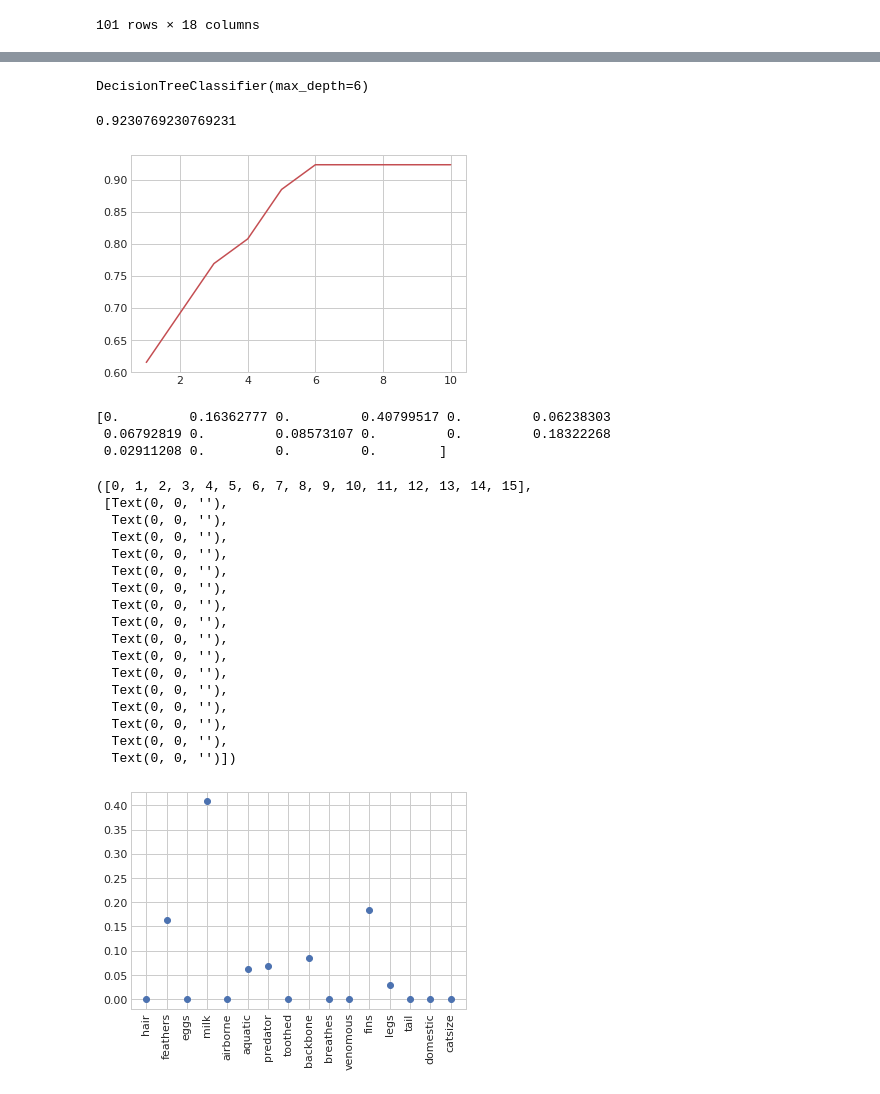
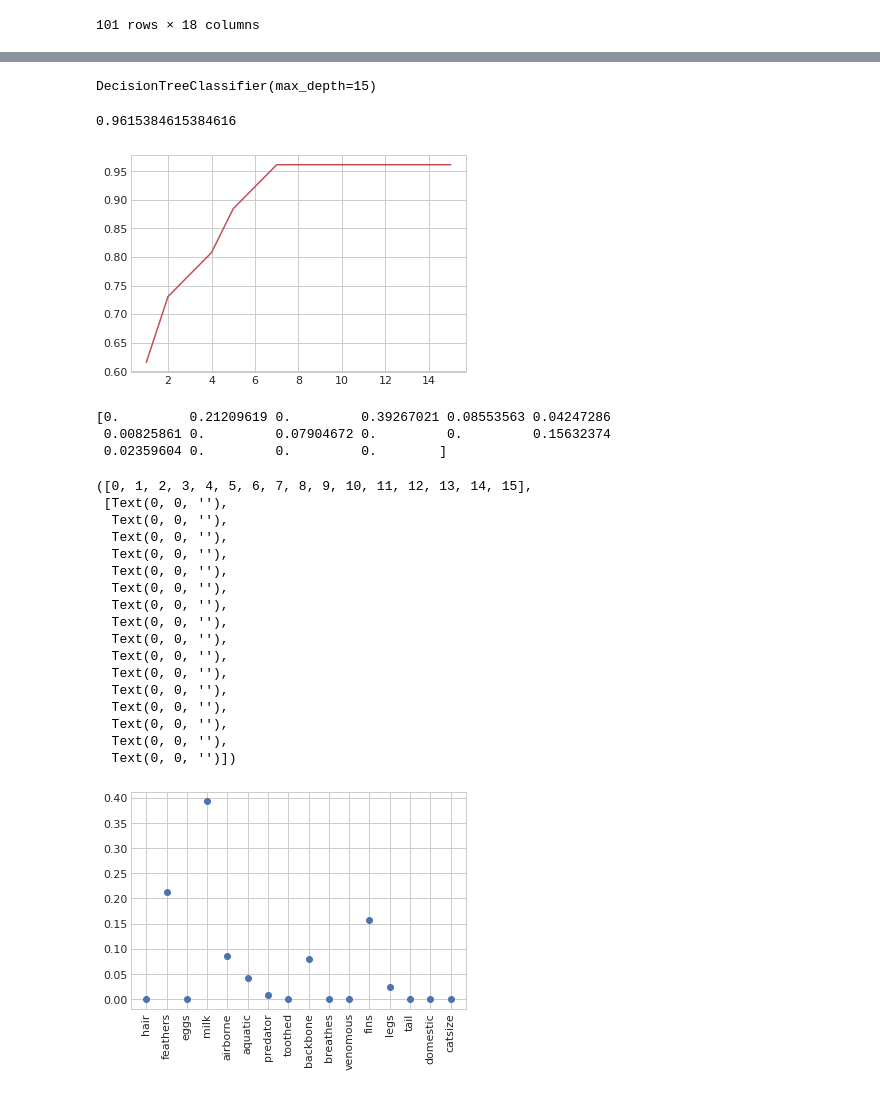
Before and after one commit to gyasis/ai-f20-m3, a Jupyter notebook: Paired_Programming/zoo.ipynb, the cells around one changed output, grey strips where cells are left out. Drawn from its saved outputs; the diff is of its cells as text; code cells hidden in the pictures.

```diff
--- a/Paired_Programming/zoo.ipynb
+++ b/Paired_Programming/zoo.ipynb
@@ -32,6 +32,4 @@ data
 | 100 | wren | 0 | 1 | 1 | 0 | 1 | 0 | 0 | 0 | 1 | ... |
 101 rows × 18 columns
 # %%
-categorical_var = ‘animal_name’
-animal_species = pd.get_dummies(data= data, columns=['animal_name'],drop_first=True)
-animal_species.columns
+data = pd.get_dummies(data, columns=["animal_name"], prefix=["Type_is"])
@@ -39,0 +36,6 @@ SyntaxError: invalid character in identifier (<ipython-input-21-1f56c13e57c8>, l
+# %%
+from sklearn.preprocessing import LabelEncoder
+labelencoder = LabelEncoder()
+
+data['animal_name'] = labelencoder.fit_transform(data['animal_name'])
+data
@@ -43,35 +80,35 @@ x_data = noname.columns
 
 X_train, X_test, Y_train, Y_test = train_test_split(data[x_data], data['type'])
 # %%
-zoo = DecisionTreeClassifier(max_depth= 6)
+zoo = DecisionTreeClassifier(max_depth= 15)
 zoo.fit(X_train, Y_train)
 # %% [output]
-DecisionTreeClassifier(max_depth=6)
+DecisionTreeClassifier(max_depth=15)
 # %%
 score = zoo.score(X_test, Y_test)
 print(score)
 # %% [output]
-0.9230769230769231
+0.9615384615384616
 # %%
 # Max Depth
 
-max_depth_range = list(range(1,11))
+max_depth_range = list(range(1,16))
 accuracy=[]
 depth_list= []
 
 for depth in max_depth_range:
     depth_list.append(depth)
 
     zoo = DecisionTreeClassifier(max_depth= depth)
     zoo.fit(X_train, Y_train)
 
     score = zoo.score(X_test, Y_test)
     accuracy.append(score)
 
 plt.style.use('seaborn-whitegrid')
 fig = plt.plot(depth_list,accuracy, color='r')
 # %% [output]
-[figure, old version]
+[figure, new version]
 # %%
 bestfeatures = zoo.feature_importances_
 print(bestfeatures)
@@ -81,9 +118,9 @@ plt.style.use('seaborn-whitegrid')
 plt.scatter(x_data, bestfeatures)
 plt.xticks(rotation=90)
 # %% [output]
-[0.         0.16362777 0.         0.40799517 0.         0.06238303
- 0.06792819 0.         0.08573107 0.         0.         0.18322268
- 0.02911208 0.         0.         0.        ]
+[0.         0.21209619 0.         0.39267021 0.08553563 0.04247286
+ 0.00825861 0.         0.07904672 0.         0.         0.15632374
+ 0.02359604 0.         0.         0.        ]
 ([0, 1, 2, 3, 4, 5, 6, 7, 8, 9, 10, 11, 12, 13, 14, 15],
  [Text(0, 0, ''),
   Text(0, 0, ''),
@@ -101,7 +138,7 @@ plt.xticks(rotation=90)
   Text(0, 0, ''),
   Text(0, 0, ''),
   Text(0, 0, '')])
-[figure, old version]
+[figure, new version]
 # %%
 graph = Source(tree.export_graphviz(zoo, out_file=None, feature_names=x_data, class_names=['0','1','2','3','4','5','6','7'],filled=True, rounded=True ))
 graph
```
Also changed, not shown: parts of 6 cells of this notebook, 1 other file.
